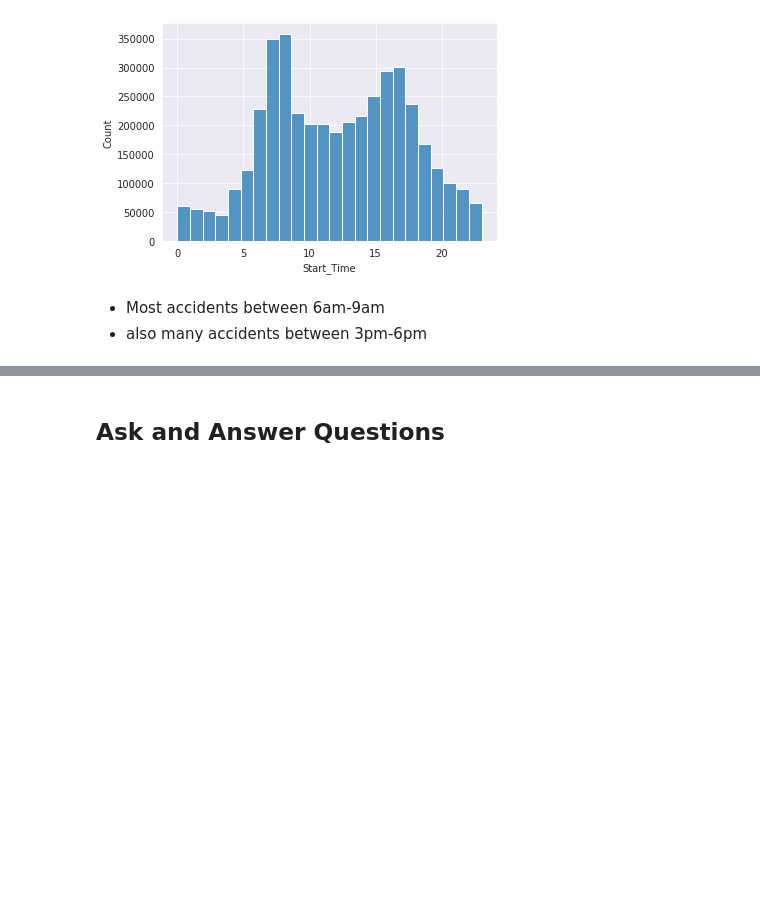
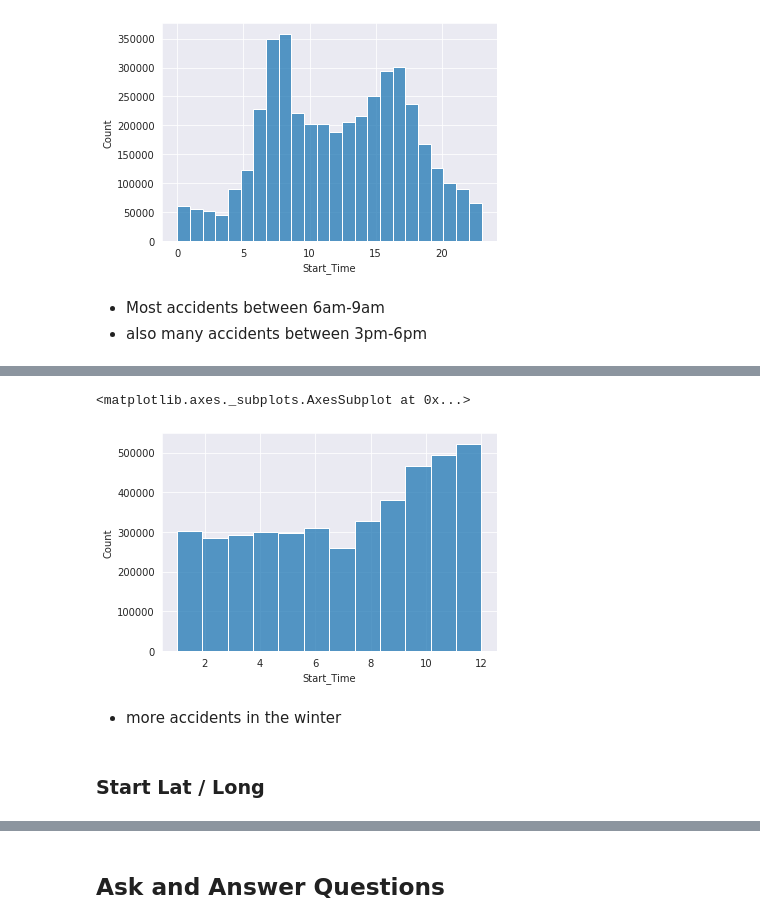
Before and after one commit to krits29/us-accidents-analysis, a Jupyter notebook: us_accidents_analysis.ipynb, the cells around one changed output, grey strips where cells are left out. Drawn from its saved outputs; the diff is of its cells as text; code cells hidden in the pictures; blank space fills up the shorter version.

```diff
--- a/us_accidents_analysis.ipynb
+++ b/us_accidents_analysis.ipynb
@@ -309,0 +330,9 @@ sns.histplot(df.Start_Time.dt.hour, bins=24)
+# %%
+sns.histplot(df.Start_Time.dt.month, bins=12)
+# %% [output]
+<matplotlib.axes._subplots.AxesSubplot at 0x...>
+[figure, added]
+# %% [markdown]
+- more accidents in the winter
+# %% [markdown]
+### Start Lat / Long
```
Also changed, not shown: parts of 7 cells of this notebook.
